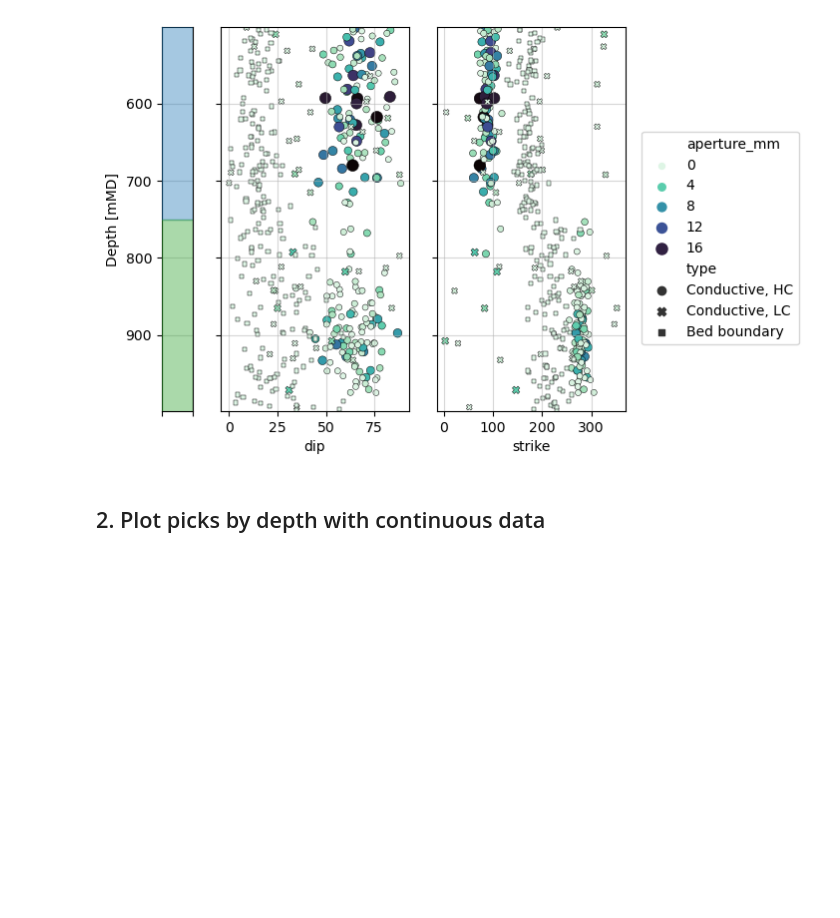
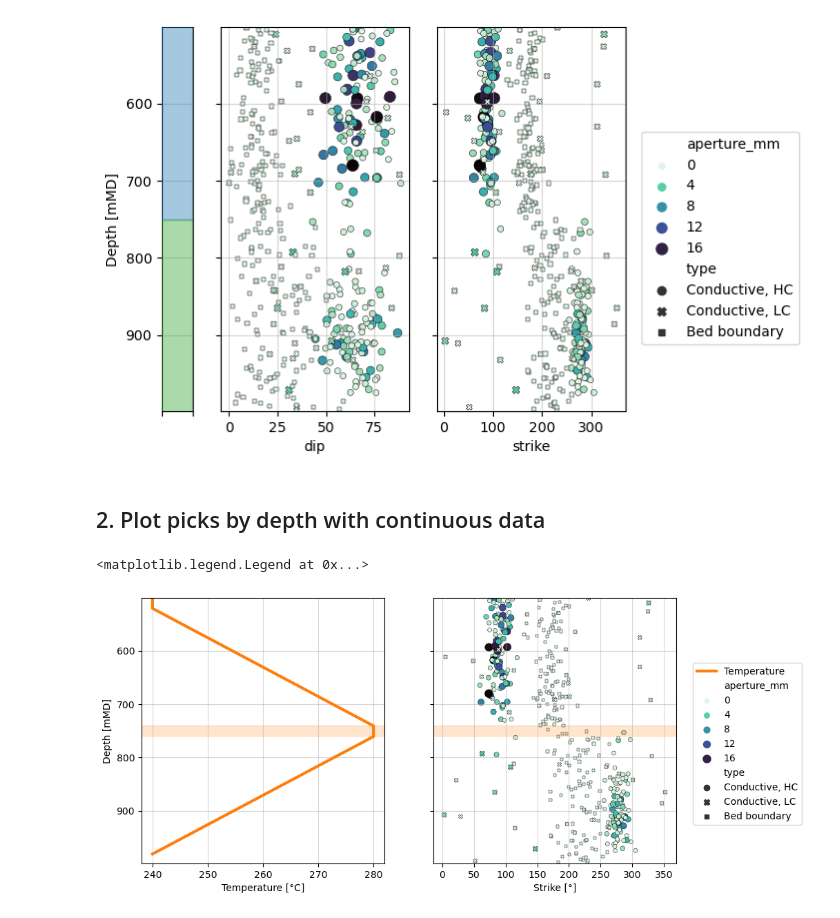
Before and after one commit to ICWallis/borehole-image-analysis-with-python, a Jupyter notebook: 3_Contexual analysis.ipynb, the cells around one changed output. Saved outputs shown, nothing was run; the diff lists cells and outputs as text; code cells hidden in the pictures; blank space fills up the shorter version.

Commit message:
Make plot with continuious data

```diff
--- a/3_Contexual analysis.ipynb
+++ b/3_Contexual analysis.ipynb
@@ -145,0 +112,66 @@ ax2.set_xlabel('Synthetic data')
+# %%
+# make a dummy temperature log
+depths = np.arange(top_m, bot_m, 20)
+temps = np.concatenate([[240],np.linspace(240, 280, len(depths)//2), np.linspace(280, 240, len(depths)//2)])
+# %%
+fig, (ax1, ax2) = plt.subplots(1, 2, figsize=(10, 5), sharey=True)
+
+ax1.plot(
+    temps,
+    depths,
+    color='tab:orange',
+    linewidth=3,
+    label = 'Temperature'
+    )
+
+sns.scatterplot(
+    x='strike',
+    y='depth_m',
+    hue='aperture_mm',
+    # set color palette
+    palette='mako_r',
+    style='type',
+    size='aperture_mm',
+    edgecolor='k',
+    data=picks,
+    ax=ax2,
+    #legend=False
+    )
+
+for ax in [ax1, ax2]:
+    ax.axhspan(
+        740,
+        760,
+        color = 'tab:orange',
+        alpha=.2,
+        #label = 'Max temp.'
+        )
+
+
+for ax in [ax1, ax2]:
+    ax.set_ylim(bot_m, top_m)
+    ax.grid(alpha=0.5, zorder=0)
+
+ax1.set_ylabel('Depth [mMD]')
+ax1.set_xlabel('Temperature [°C]')
+ax2.set_xlabel('Strike [°]')
+
+# Collect the information (handles & labels) for both axis
+handles, labels = [], []
+for ax in [ax1, ax2]:
+    h, l = ax.get_legend_handles_labels()
+    handles.extend(h)
+    labels.extend(l)
+
+# Plot legend using the collected information
+#ax3.legend(handles, labels)
+
+ax2.legend(
+    handles, labels,
+    loc='center left',
+    bbox_to_anchor=(1.05, 0.45),
+    ncol=1
+)
+# %% [output]
+<matplotlib.legend.Legend at 0x...>
+[figure, added]
```
Also changed, not shown: parts of 2 cells of this notebook.
